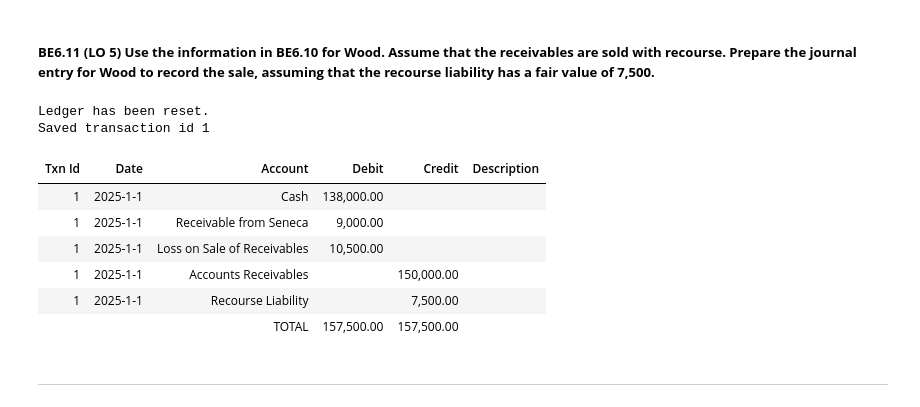
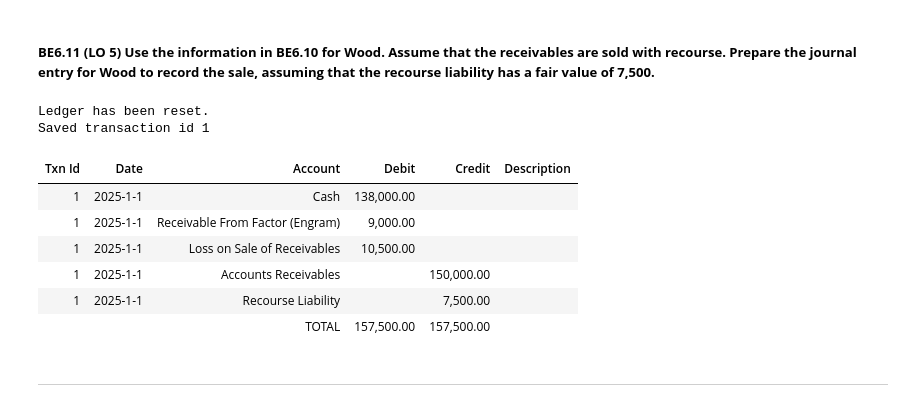
Before and after one commit to ekmartinez/Accounting, a Jupyter notebook: 02_Cash_And_Receivables/02_Cash_And_Receivables_Brief_Exercises.ipynb, the cells around one changed output. Saved outputs shown, nothing was run; the diff lists cells and outputs as text; code cells hidden in the pictures.

```diff
--- a/02_Cash_And_Receivables/02_Cash_And_Receivables_Brief_Exercises.ipynb
+++ b/02_Cash_And_Receivables/02_Cash_And_Receivables_Brief_Exercises.ipynb
@@ -537,29 +537,29 @@ Saved transaction id 1
 # %%
 wood = Ledger()
 wood.reset()
 
 recourse_liability = 7500
 loss_on_sale = f'{accounts_receivable} {cash} {retainer} + {recourse_liability} - -'
 loss_on_sale = RPNEngine(loss_on_sale).safe_evaluate().value
 
 wood.add_entry(
     [
         {"date": "2025-1-1", "account": "Cash", "debit": cash, "credit": 0},
-        {"date": "2025-1-1", "account": "Receivable from Seneca", "debit": retainer, "credit": 0},
+        {"date": "2025-1-1", "account": "Receivable From Factor (Engram)", "debit": retainer, "credit": 0},
         {"date": "2025-1-1", "account": "Loss on Sale of Receivables", "debit": loss_on_sale, "credit": 0},
         {"date": "2025-1-1", "account": "Accounts Receivables", "debit": 0, "credit": accounts_receivable},
         {"date": "2025-1-1", "account": "Recourse Liability", "debit": 0, "credit": recourse_liability},
     ],
     description="",
 )
 
 display(HTML(format_ledger_table(wood).to_html(index=False)))
 # %% [output]
 Ledger has been reset.
 Saved transaction id 1
 | Txn Id | Date | Account | Debit | Credit | Description |
 | 1 | 2025-1-1 | Cash | 138,000.00 |  |  |
-| 1 | 2025-1-1 | Receivable from Seneca | 9,000.00 |  |  |
+| 1 | 2025-1-1 | Receivable From Factor (Engram) | 9,000.00 |  |  |
 | 1 | 2025-1-1 | Loss on Sale of Receivables | 10,500.00 |  |  |
 | 1 | 2025-1-1 | Accounts Receivables |  | 150,000.00 |  |
 | 1 | 2025-1-1 | Recourse Liability |  | 7,500.00 |  |
```
